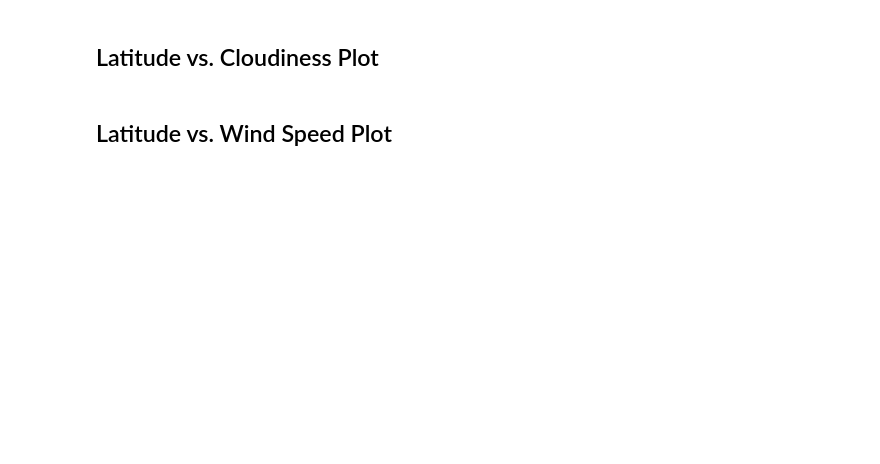
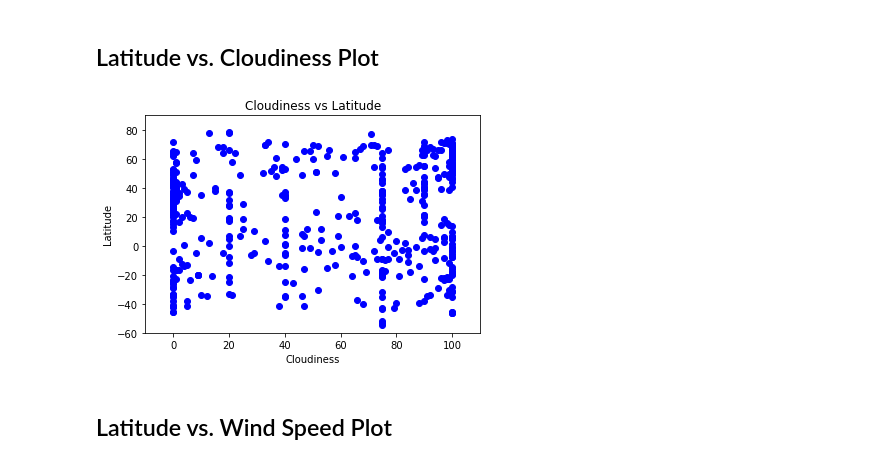
Before and after one commit to travisb98/Weather_API, a Jupyter notebook: Weather/WeatherPy.ipynb, the cells around one changed output. Cells and saved outputs as stored; diff of their text form; code cells hidden in the pictures; blank space fills up the shorter version.

```diff
--- a/Weather/WeatherPy.ipynb
+++ b/Weather/WeatherPy.ipynb
@@ -183,4 +184,8 @@ x_limit=round(city_weather_df['Temperature'].max(),-1)
 # %% [markdown]
 ## Latitude vs. Cloudiness Plot
+# %%
+scatty('Cloudiness')
+# %% [output]
+[figure, added]
 # %% [markdown]
 ## Latitude vs. Wind Speed Plot
```
Also changed, not shown: parts of 10 cells of this notebook.
